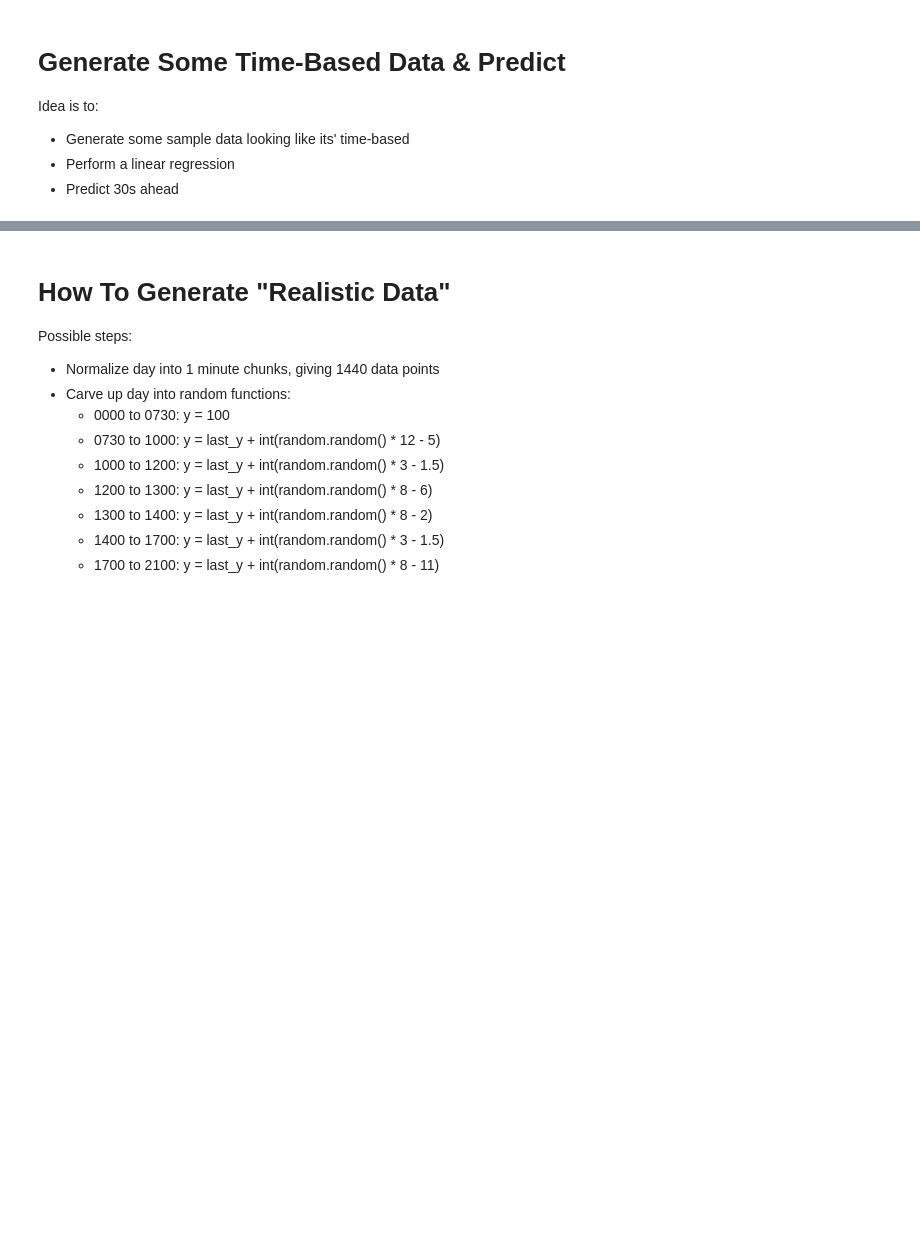
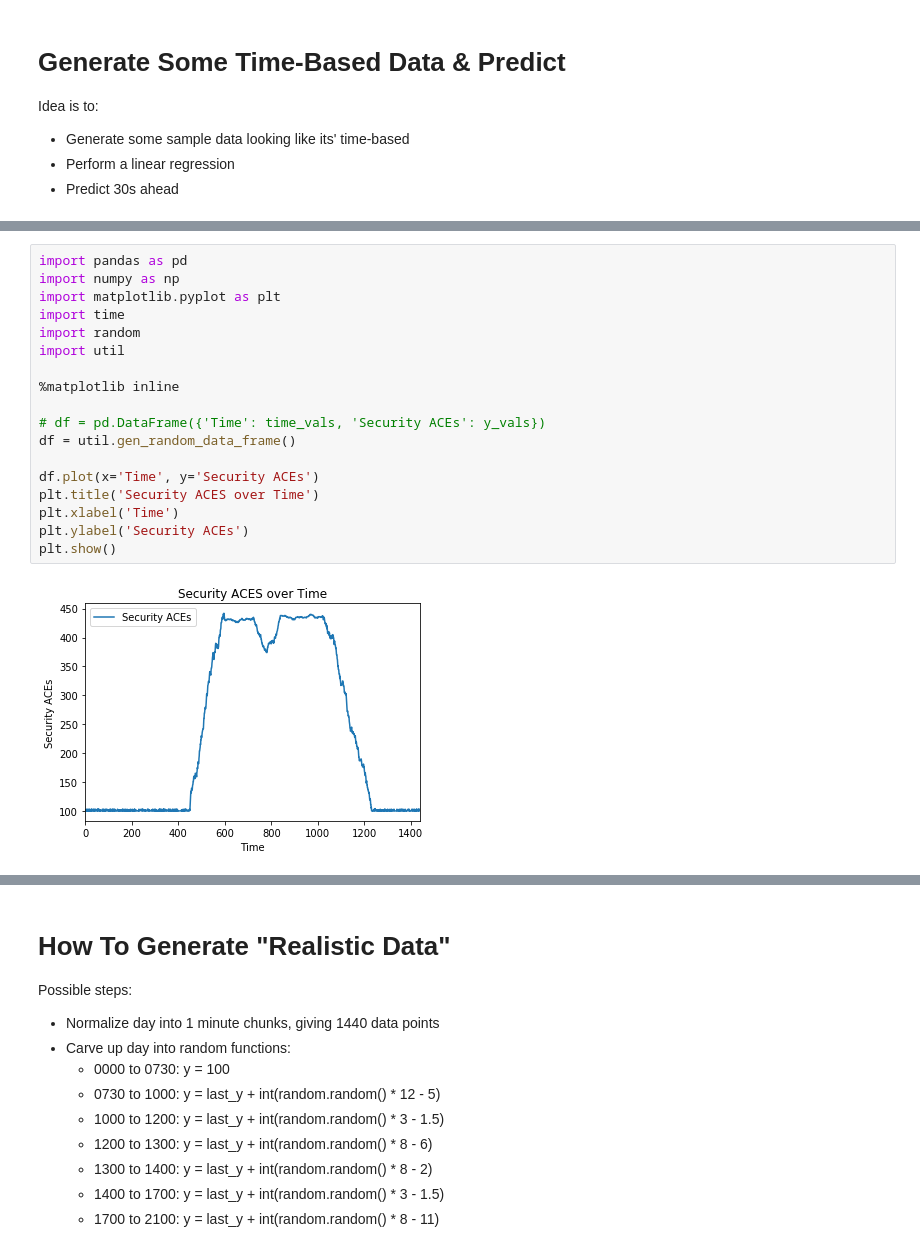
Before and after one commit to einarnn/analytics, a Jupyter notebook: linear-regression-play.ipynb, the cells around one changed output, grey strips where cells are left out. Drawn from its saved outputs; the diff is of its cells as text; blank space fills up the shorter version.

```diff
--- a/linear-regression-play.ipynb
+++ b/linear-regression-play.ipynb
@@ -173,3 +61,23 @@ plt.show()
+# %%
+import pandas as pd
+import numpy as np
+import matplotlib.pyplot as plt
+import time
+import random
+import util
+
+%matplotlib inline
+
+# df = pd.DataFrame({'Time': time_vals, 'Security ACEs': y_vals})
+df = util.gen_random_data_frame()
+
+df.plot(x='Time', y='Security ACEs')
+plt.title('Security ACES over Time')
+plt.xlabel('Time')
+plt.ylabel('Security ACEs')
+plt.show()
+# %% [output]
+[figure, added]
 # %%
 from sklearn.model_selection import train_test_split
 from sklearn.linear_model import LinearRegression
```
Also changed, not shown: parts of 17 cells of this notebook, 6 other files.
